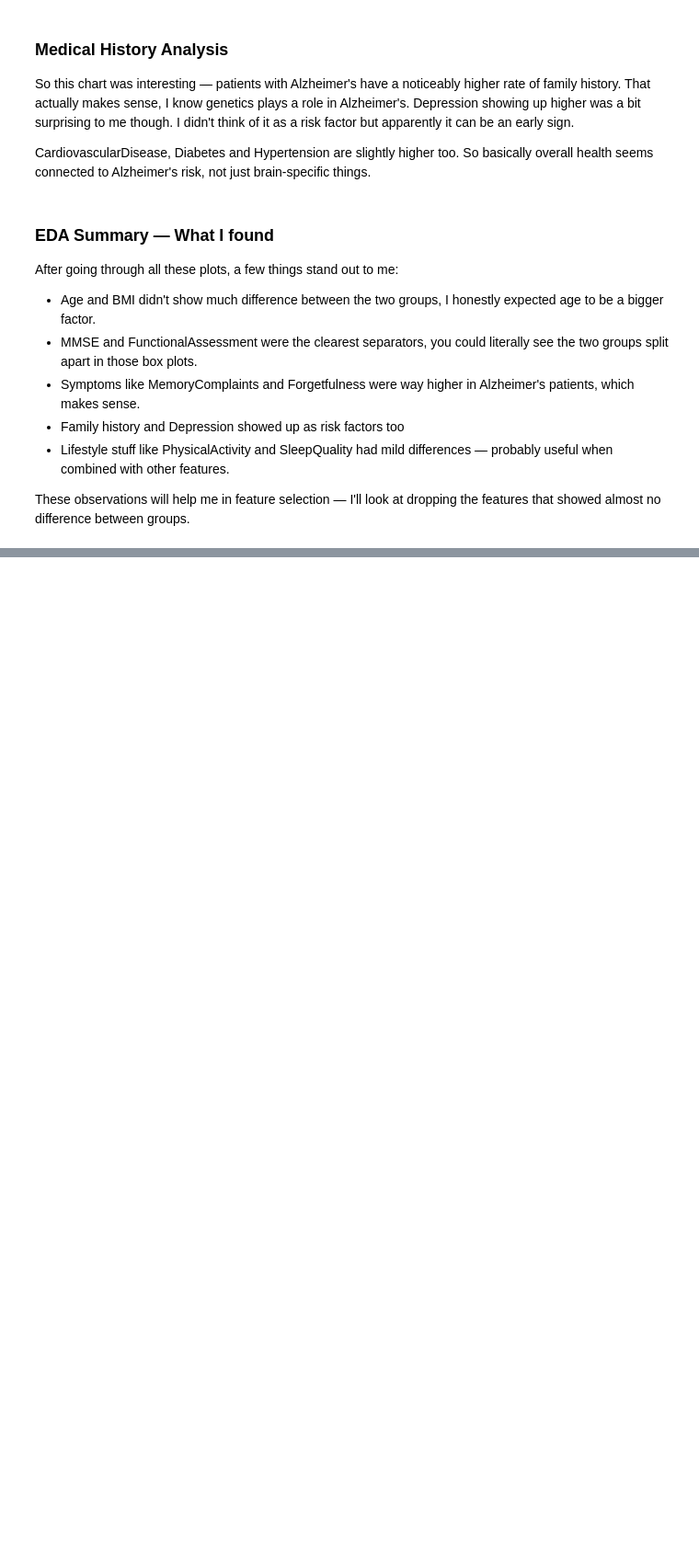
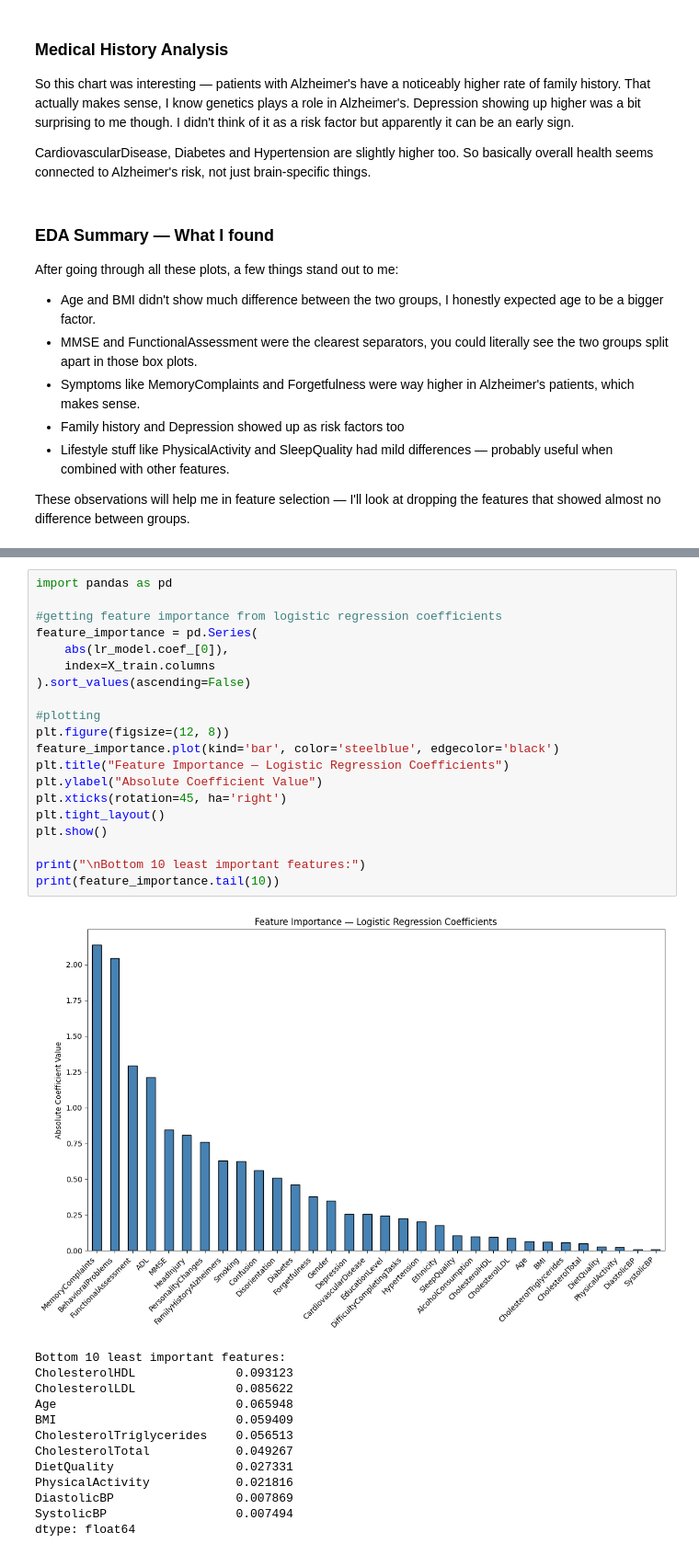
Before and after one commit to Vishaal1409/alzheimers-disease-detection, a Jupyter notebook: alzheimers_disease_detection.ipynb, the cells around one changed output, grey strips where cells are left out. Shown at 92% size. Cells and saved outputs as stored; diff of their text form; blank space fills up the shorter version.

```diff
--- a/alzheimers_disease_detection.ipynb
+++ b/alzheimers_disease_detection.ipynb
@@ -606,0 +695,34 @@ dropping the features that showed almost no difference between groups.
+# %%
+import pandas as pd
+
+#getting feature importance from logistic regression coefficients
+feature_importance = pd.Series(
+    abs(lr_model.coef_[0]),
+    index=X_train.columns
+).sort_values(ascending=False)
+
+#plotting
+plt.figure(figsize=(12, 8))
+feature_importance.plot(kind='bar', color='steelblue', edgecolor='black')
+plt.title("Feature Importance — Logistic Regression Coefficients")
+plt.ylabel("Absolute Coefficient Value")
+plt.xticks(rotation=45, ha='right')
+plt.tight_layout()
+plt.show()
+
+print("\nBottom 10 least important features:")
+print(feature_importance.tail(10))
+# %% [output]
+[figure, added]
+Bottom 10 least important features:
+CholesterolHDL              0.093123
+CholesterolLDL              0.085622
+Age                         0.065948
+BMI                         0.059409
+CholesterolTriglycerides    0.056513
+CholesterolTotal            0.049267
+DietQuality                 0.027331
+PhysicalActivity            0.021816
+DiastolicBP                 0.007869
+SystolicBP                  0.007494
+dtype: float64
```
Also changed, not shown: parts of 9 cells of this notebook.
